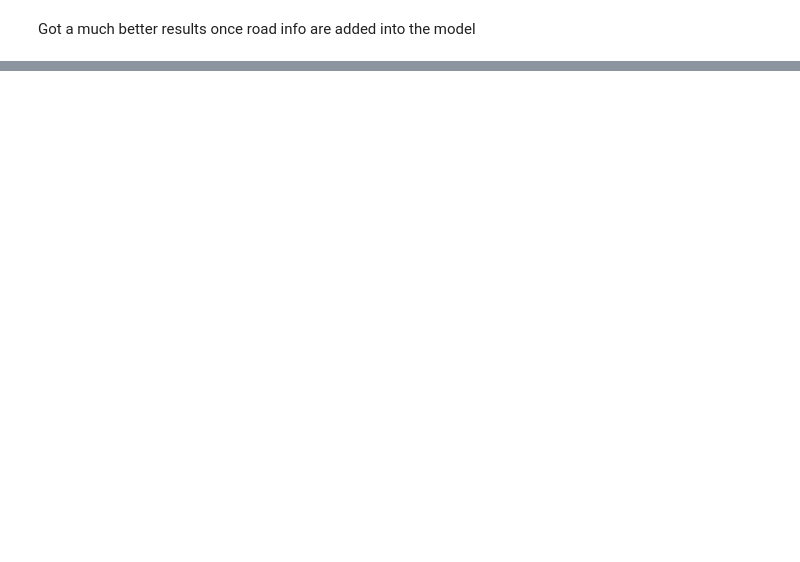
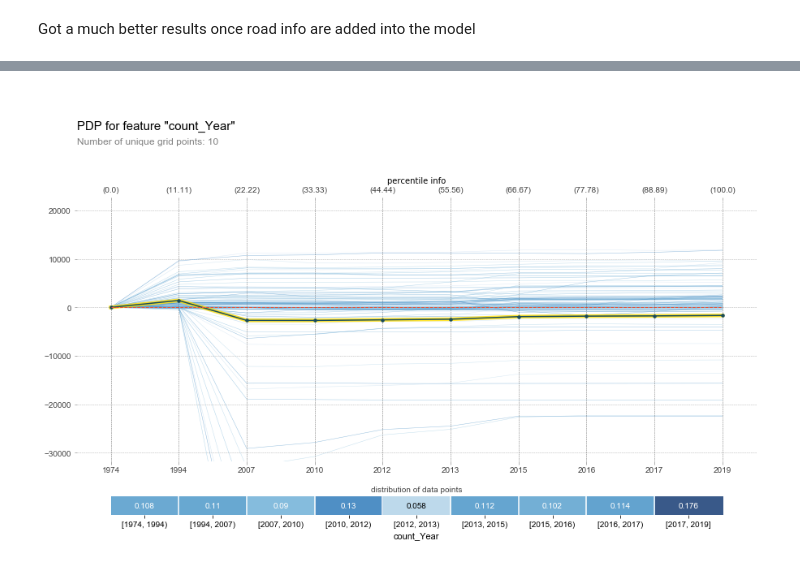
Before and after one commit to klin059/Auckland_traffic_analysis, a Jupyter notebook: 6_predictive_modelling.ipynb, the cells around one changed output, grey strips where cells are left out. Cells and saved outputs as stored; diff of their text form; code cells hidden in the pictures; blank space fills up the shorter version.

```diff
--- a/6_predictive_modelling.ipynb
+++ b/6_predictive_modelling.ipynb
@@ -195,0 +354,7 @@ def walk_forward_prediction(df, xcols, ycol, start_date, time_step, train_months
+# %%
+fig, axes = pdp.pdp_plot(
+    pdp_year, 'count_Year', plot_lines=True, frac_to_plot=100, x_quantile=True,
+    plot_pts_dist=True, show_percentile=True
+)
+# %% [output]
+[figure, added]
```
Also changed, not shown: parts of 20 cells of this notebook.
